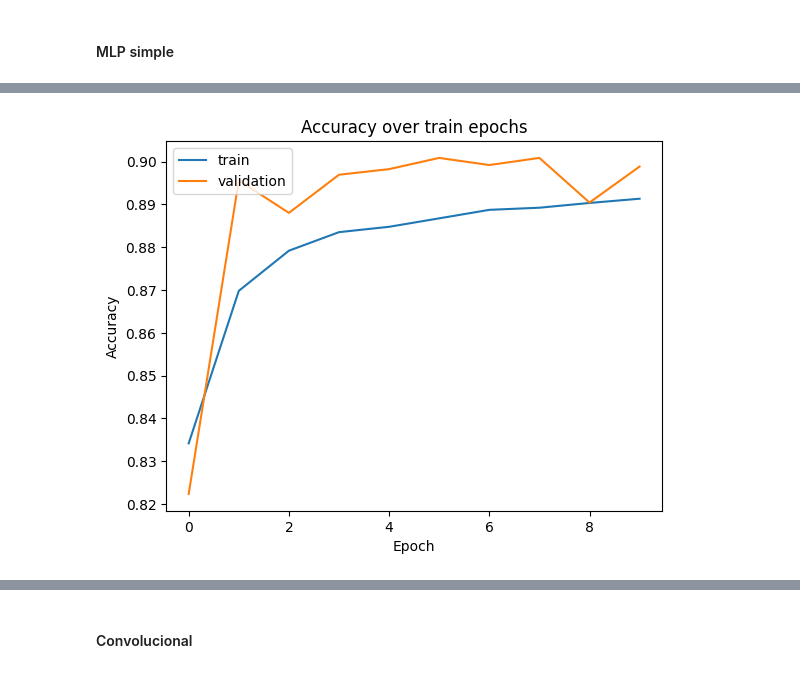
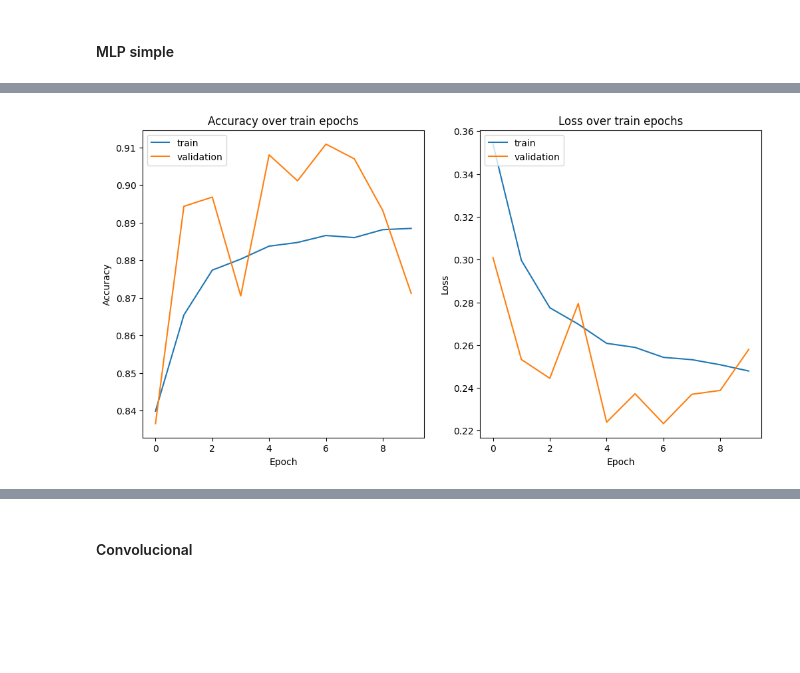
Before and after one commit to UlisesCravero/tp_ml_Cravero_Pautasso, a Jupyter notebook: tp3_celebfaces.ipynb, the cells around one changed output, grey strips where cells are left out. Drawn from its saved outputs; the diff is of its cells as text; code cells hidden in the pictures; blank space fills up the shorter version.

```diff
--- a/tp3_celebfaces.ipynb
+++ b/tp3_celebfaces.ipynb
@@ -164,14 +167,12 @@ plt.show()
 #### Cargamos las imágenes de cada dataset en variables
 # %%
 # tamaño de procesado
-size = 75
+size = 64
 
-# Data generator set without augmentation
 train_data = ImageDataGenerator(rescale=1/255)
 validation_data = ImageDataGenerator(rescale=1/255)
 test_data = ImageDataGenerator(rescale=1/255)
 
-# Load images without augmentation
 train_set = train_data.flow_from_directory(directorios[0], target_size=(size, size), class_mode='binary')
 validation_set = validation_data.flow_from_directory(directorios[1], target_size=(size, size), class_mode='binary')
 test_set = test_data.flow_from_directory(directorios[2], target_size=(size, size), class_mode='binary')
@@ -217,7 +218,7 @@ model_mlp = Sequential([
     Flatten(input_shape=input_shape),
     Dense(200, activation ="relu"),
     Dropout(0.25),
-    Dense(1, activation='sigmoid'),
+    Dense(1, activation='sigmoid')
 ])
 
 model_mlp.compile(
@@ -249,7 +250,7 @@ _________________________________________________________________
 history_mlp = model_mlp.fit(
     train_set,
     epochs=10,
-    batch_size=50000,
+    batch_size=1500,
     validation_data=validation_set,
     callbacks=[OurCustomCallback()]
 )
@@ -277,18 +278,19 @@ Epoch 10/10
 # %%
+plt.figure(figsize=(12,6))
 plt.subplot(1,2,1)
 plt.plot(history_mlp.history['accuracy'], label='train')
 plt.plot(history_mlp.history['val_accuracy'], label='validation')
 plt.title('Accuracy over train epochs')
 plt.ylabel('Accuracy')
 plt.xlabel('Epoch')
 plt.legend(loc='upper left')
 plt.subplot(1,2,2)
 plt.plot(history_mlp.history['loss'], label='train')
 plt.plot(history_mlp.history['val_loss'], label='validation')
 plt.title('Loss over train epochs')
 plt.ylabel('Loss')
 plt.xlabel('Epoch')
 plt.legend(loc='upper left')
 plt.show()
 # %% [output]
-[figure, old version]
+[figure, new version]
```
Also changed, not shown: parts of 32 cells of this notebook.
